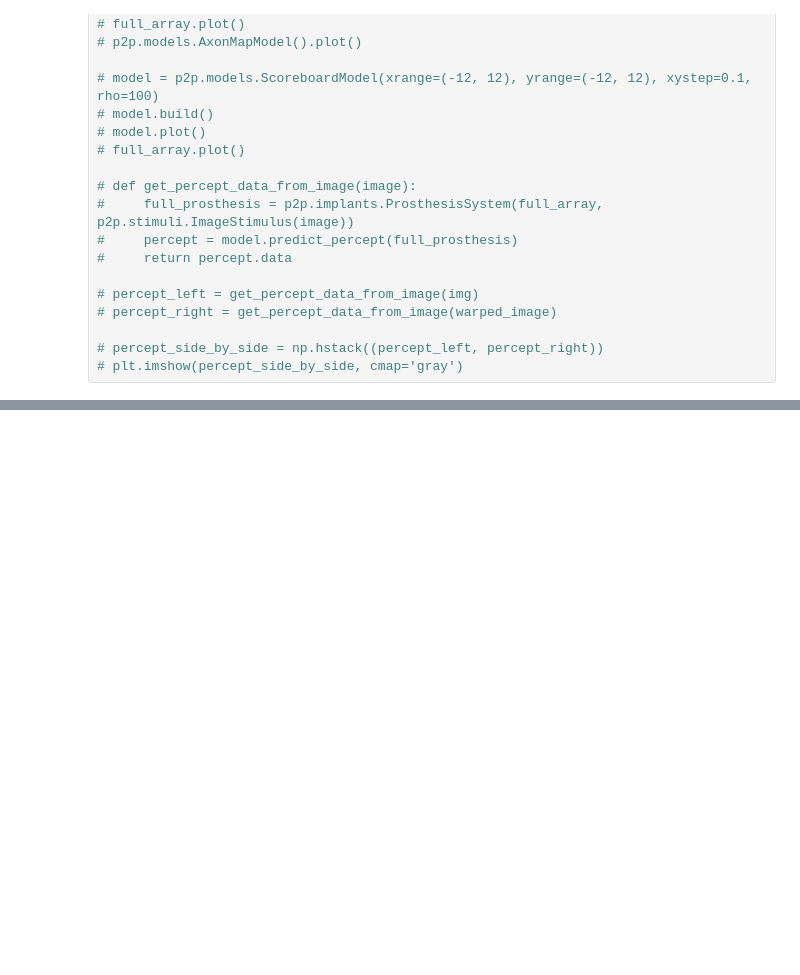
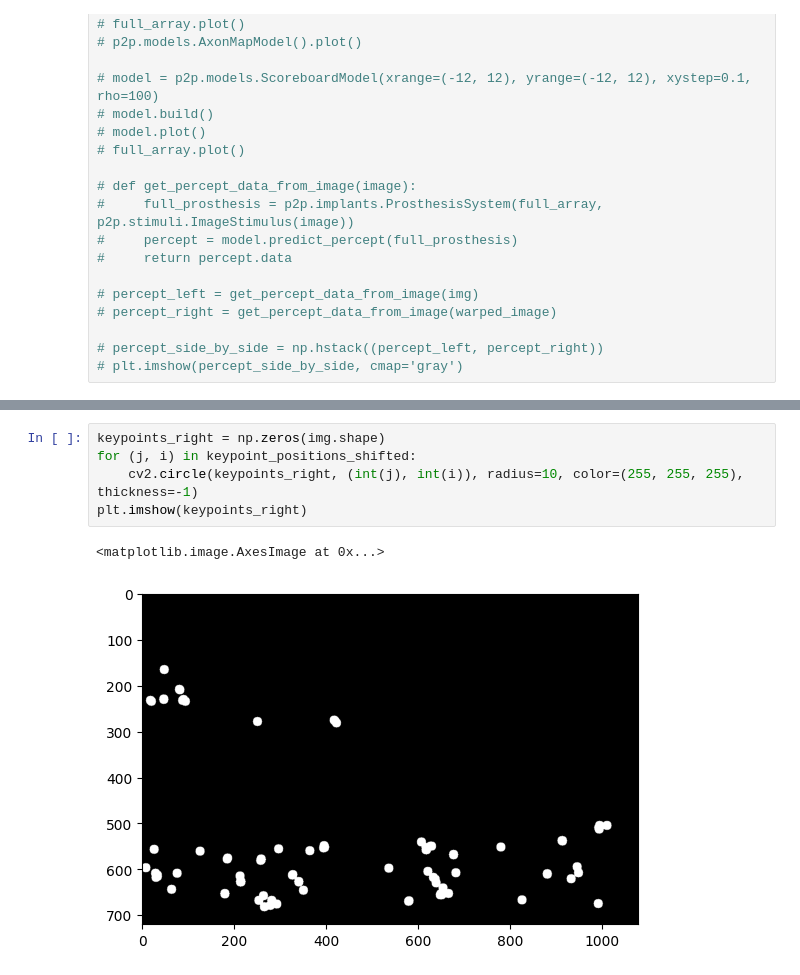
Before and after one commit to csirlin/StereoSight, a Jupyter notebook: depth.ipynb, the cells around one changed output, grey strips where cells are left out. Drawn from its saved outputs; the diff is of its cells as text; blank space fills up the shorter version.

```diff
--- a/depth.ipynb
+++ b/depth.ipynb
@@ -161,0 +236,8 @@ plt.imshow(percept_side_by_side, cmap='gray')
+# %%
+keypoints_right = np.zeros(img.shape)
+for (j, i) in keypoint_positions_shifted:
+    cv2.circle(keypoints_right, (int(j), int(i)), radius=10, color=(255, 255, 255), thickness=-1)
+plt.imshow(keypoints_right)
+# %% [output]
+<matplotlib.image.AxesImage at 0x...>
+[figure, added]
```
Also changed, not shown: parts of 6 cells of this notebook.
